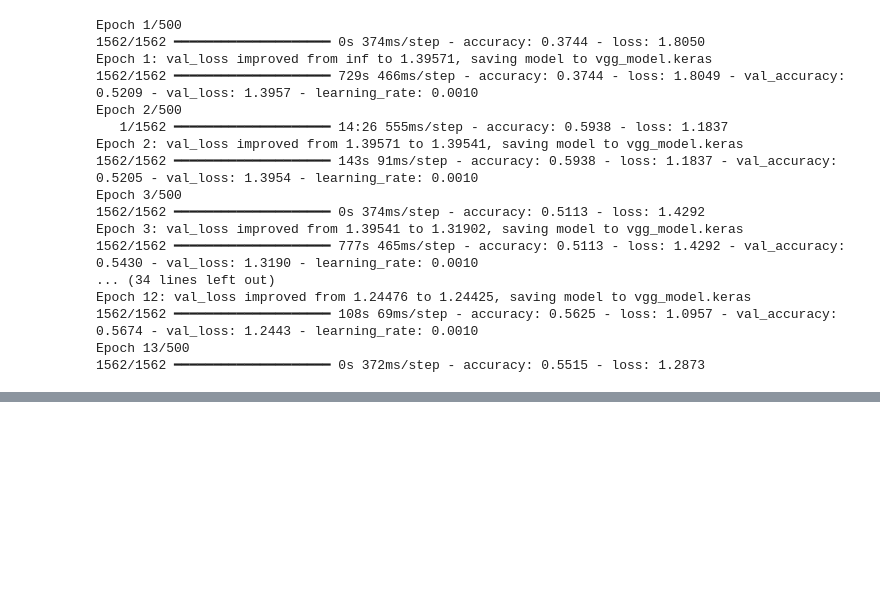
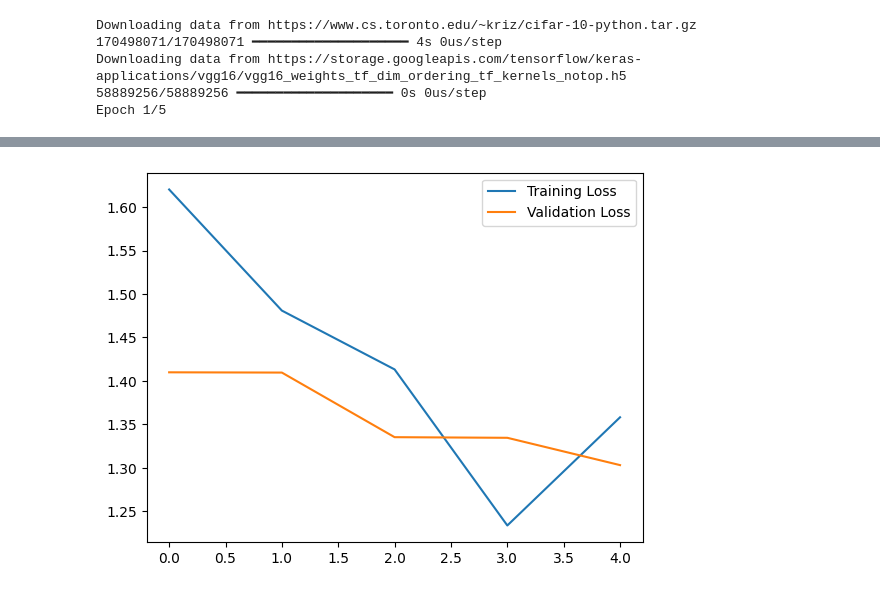
Before and after one commit to achreftel1/adc, a Jupyter notebook: keras_model.ipynb, the cells around one changed output, grey strips where cells are left out. Drawn from its saved outputs; the diff is of its cells as text; code cells hidden in the pictures; blank space fills up the shorter version.

Commit message:
Version with 5 epochs

```diff
--- a/keras_model.ipynb
+++ b/keras_model.ipynb
@@ -48,7 +48,7 @@ reduce_lr = ReduceLROnPlateau(monitor='val_loss', factor=0.5, patience=5, min_lr
 # Train the model
 history = model.fit(datagen.flow(x_train, y_train, batch_size=32),
                     steps_per_epoch=int(len(x_train) / 32),
-                    epochs=500,
+                    epochs=5,
                     validation_data=(x_test, y_test),
                     callbacks=[checkpoint, early_stopping, reduce_lr])
 
@@ -58,20 +58,8 @@ plt.plot(history.history['val_loss'], label='Validation Loss')
 plt.legend()
 plt.show()
 # %% [output]
-Epoch 1/500
-1562/1562 ━━━━━━━━━━━━━━━━━━━━ 0s 374ms/step - accuracy: 0.3744 - loss: 1.8050
-Epoch 1: val_loss improved from inf to 1.39571, saving model to vgg_model.keras
-1562/1562 ━━━━━━━━━━━━━━━━━━━━ 729s 466ms/step - accuracy: 0.3744 - loss: 1.8049 - val_accuracy: 0.5209 - val_loss: 1.3957 - learning_rate: 0.0010
-Epoch 2/500
-   1/1562 ━━━━━━━━━━━━━━━━━━━━ 14:26 555ms/step - accuracy: 0.5938 - loss: 1.1837
-Epoch 2: val_loss improved from 1.39571 to 1.39541, saving model to vgg_model.keras
-1562/1562 ━━━━━━━━━━━━━━━━━━━━ 143s 91ms/step - accuracy: 0.5938 - loss: 1.1837 - val_accuracy: 0.5205 - val_loss: 1.3954 - learning_rate: 0.0010
-Epoch 3/500
-1562/1562 ━━━━━━━━━━━━━━━━━━━━ 0s 374ms/step - accuracy: 0.5113 - loss: 1.4292
-Epoch 3: val_loss improved from 1.39541 to 1.31902, saving model to vgg_model.keras
-1562/1562 ━━━━━━━━━━━━━━━━━━━━ 777s 465ms/step - accuracy: 0.5113 - loss: 1.4292 - val_accuracy: 0.5430 - val_loss: 1.3190 - learning_rate: 0.0010
-... (34 lines left out)
-Epoch 12: val_loss improved from 1.24476 to 1.24425, saving model to vgg_model.keras
-1562/1562 ━━━━━━━━━━━━━━━━━━━━ 108s 69ms/step - accuracy: 0.5625 - loss: 1.0957 - val_accuracy: 0.5674 - val_loss: 1.2443 - learning_rate: 0.0010
-Epoch 13/500
-1562/1562 ━━━━━━━━━━━━━━━━━━━━ 0s 372ms/step - accuracy: 0.5515 - loss: 1.2873
+Downloading data from https://www.cs.toronto.edu/~kriz/cifar-10-python.tar.gz
+170498071/170498071 ━━━━━━━━━━━━━━━━━━━━ 4s 0us/step
+Downloading data from https://storage.googleapis.com/tensorflow/keras-applications/vgg16/vgg16_weights_tf_dim_ordering_tf_kernels_notop.h5
+58889256/58889256 ━━━━━━━━━━━━━━━━━━━━ 0s 0us/step
+Epoch 1/5
@@ -78,0 +85 @@ KeyboardInterrupt:
+[figure, added]
```
Also changed, not shown: parts of 1 cell of this notebook.
